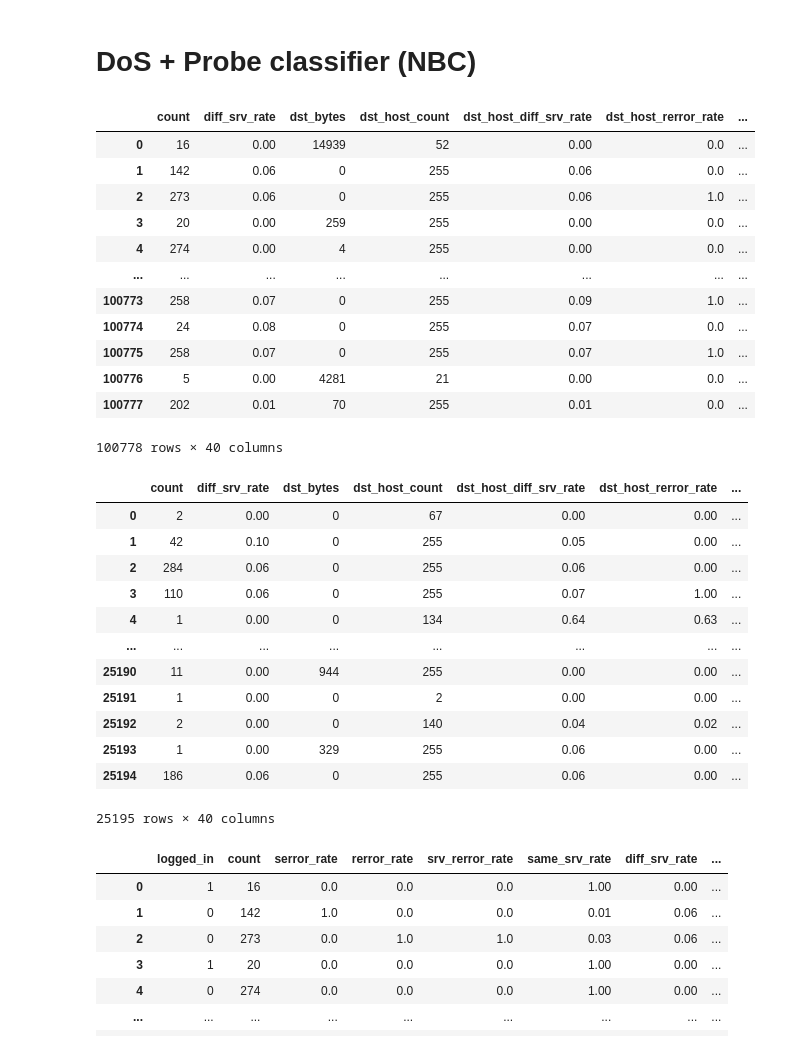
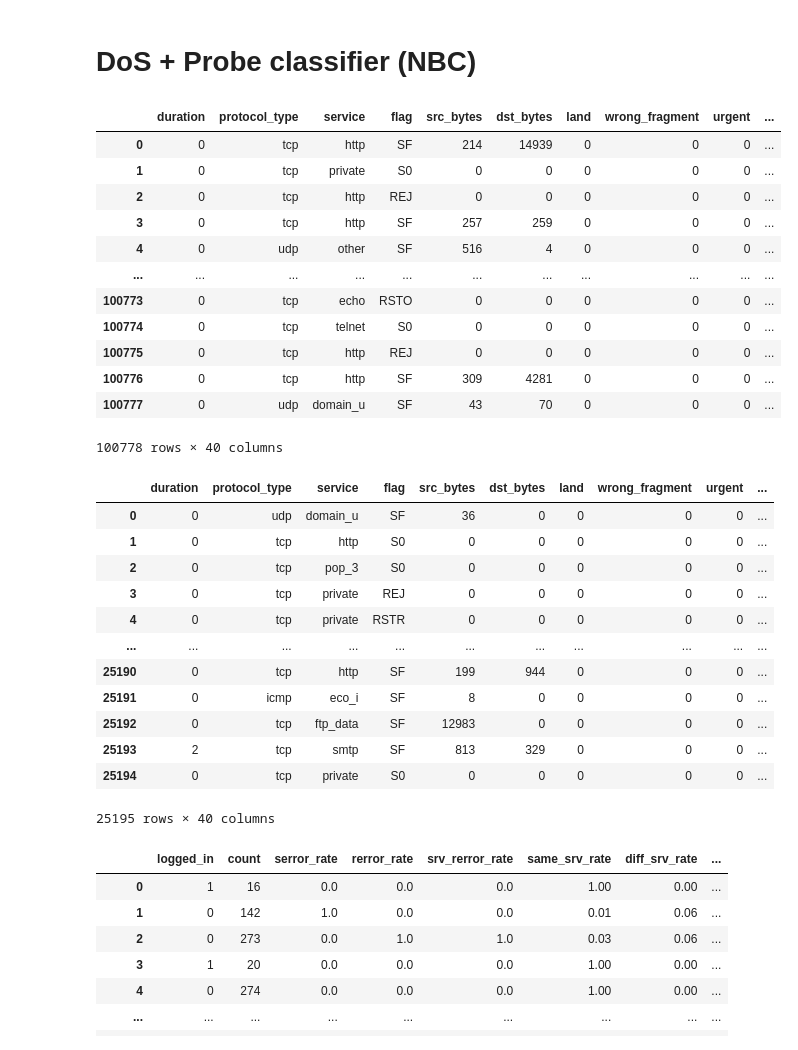
Before and after one commit to MarcoLorenzoCampo/IDS_Thesis, a Jupyter notebook: IDS_Process-Train-Test.ipynb, the cells around one changed output. Cells and saved outputs as stored; diff of their text form; code cells hidden in the pictures.

```diff
--- a/IDS_Process-Train-Test.ipynb
+++ b/IDS_Process-Train-Test.ipynb
@@ -164,10 +164,12 @@ df_test_original = df_test
 # %% [markdown]
 ### Execution Parameters
 # %%
-EXPORT_MODELS = 1
-EXPORT_DATASETS = 1
-EXPORT_PCA = 1
+EXPORT_MODELS = 0
+EXPORT_DATASETS = 0
+EXPORT_PCA = 0
 EXPORT_ENCODERS = 1
+
+pd.options.display.max_columns = None
 # %% [markdown]
 ### Perform ICFS if needed
 # %%
@@ -205,34 +207,32 @@ df_test = copy.deepcopy(df_test_original)
 # %%
 # split in test and validation set for BOTH layers
 df_train_original, df_val_original = train_test_split(df_train_and_validate, test_size=0.2, random_state=42)
-df_train_original = df_train_original.sort_index(axis=1)
-df_val_original = df_val_original.sort_index(axis=1)
 
 # dataframes specifically for layer 1
 df_train = copy.deepcopy(df_train_original)
 df_val = copy.deepcopy(df_val_original)
 
 # set the target variables accordingly
 y_train = np.array([1 if x in (dos_attacks+probe_attacks) else 0 for x in df_train['label']])
 y_val = np.array([1 if x in (dos_attacks+probe_attacks) else 0 for x in df_val['label']])
 
 # this dataframe contains the whole train set
 df_train = df_train.drop(['label'],axis=1)
 df_train = df_train.reset_index().drop(['index'], axis=1)
 df_train
 # %% [output]
-|  | count | diff_srv_rate | dst_bytes | dst_host_count | dst_host_diff_srv_rate | dst_host_rerror_rate | ... |
-| 0 | 16 | 0.00 | 14939 | 52 | 0.00 | 0.0 | ... |
-| 1 | 142 | 0.06 | 0 | 255 | 0.06 | 0.0 | ... |
-| 2 | 273 | 0.06 | 0 | 255 | 0.06 | 1.0 | ... |
-| 3 | 20 | 0.00 | 259 | 255 | 0.00 | 0.0 | ... |
-| 4 | 274 | 0.00 | 4 | 255 | 0.00 | 0.0 | ... |
-| ... | ... | ... | ... | ... | ... | ... | ... |
-| 100773 | 258 | 0.07 | 0 | 255 | 0.09 | 1.0 | ... |
-| 100774 | 24 | 0.08 | 0 | 255 | 0.07 | 0.0 | ... |
-| 100775 | 258 | 0.07 | 0 | 255 | 0.07 | 1.0 | ... |
-| 100776 | 5 | 0.00 | 4281 | 21 | 0.00 | 0.0 | ... |
-| 100777 | 202 | 0.01 | 70 | 255 | 0.01 | 0.0 | ... |
+|  | duration | protocol_type | service | flag | src_bytes | dst_bytes | land | wrong_fragment | urgent | ... |
+| 0 | 0 | tcp | http | SF | 214 | 14939 | 0 | 0 | 0 | ... |
+| 1 | 0 | tcp | private | S0 | 0 | 0 | 0 | 0 | 0 | ... |
+| 2 | 0 | tcp | http | REJ | 0 | 0 | 0 | 0 | 0 | ... |
+| 3 | 0 | tcp | http | SF | 257 | 259 | 0 | 0 | 0 | ... |
+| 4 | 0 | udp | other | SF | 516 | 4 | 0 | 0 | 0 | ... |
+| ... | ... | ... | ... | ... | ... | ... | ... | ... | ... | ... |
+| 100773 | 0 | tcp | echo | RSTO | 0 | 0 | 0 | 0 | 0 | ... |
+| 100774 | 0 | tcp | telnet | S0 | 0 | 0 | 0 | 0 | 0 | ... |
+| 100775 | 0 | tcp | http | REJ | 0 | 0 | 0 | 0 | 0 | ... |
+| 100776 | 0 | tcp | http | SF | 309 | 4281 | 0 | 0 | 0 | ... |
+| 100777 | 0 | udp | domain_u | SF | 43 | 70 | 0 | 0 | 0 | ... |
 100778 rows × 40 columns
 # %%
 # this dataframe contains the whole validation set
@@ -241,18 +241,18 @@ df_val = df_val.reset_index().drop(['index'], axis=1)
 
 df_val
 # %% [output]
-|  | count | diff_srv_rate | dst_bytes | dst_host_count | dst_host_diff_srv_rate | dst_host_rerror_rate | ... |
-| 0 | 2 | 0.00 | 0 | 67 | 0.00 | 0.00 | ... |
-| 1 | 42 | 0.10 | 0 | 255 | 0.05 | 0.00 | ... |
-| 2 | 284 | 0.06 | 0 | 255 | 0.06 | 0.00 | ... |
-| 3 | 110 | 0.06 | 0 | 255 | 0.07 | 1.00 | ... |
-| 4 | 1 | 0.00 | 0 | 134 | 0.64 | 0.63 | ... |
-| ... | ... | ... | ... | ... | ... | ... | ... |
-| 25190 | 11 | 0.00 | 944 | 255 | 0.00 | 0.00 | ... |
-| 25191 | 1 | 0.00 | 0 | 2 | 0.00 | 0.00 | ... |
-| 25192 | 2 | 0.00 | 0 | 140 | 0.04 | 0.02 | ... |
-| 25193 | 1 | 0.00 | 329 | 255 | 0.06 | 0.00 | ... |
-| 25194 | 186 | 0.06 | 0 | 255 | 0.06 | 0.00 | ... |
+|  | duration | protocol_type | service | flag | src_bytes | dst_bytes | land | wrong_fragment | urgent | ... |
+| 0 | 0 | udp | domain_u | SF | 36 | 0 | 0 | 0 | 0 | ... |
+| 1 | 0 | tcp | http | S0 | 0 | 0 | 0 | 0 | 0 | ... |
+| 2 | 0 | tcp | pop_3 | S0 | 0 | 0 | 0 | 0 | 0 | ... |
+| 3 | 0 | tcp | private | REJ | 0 | 0 | 0 | 0 | 0 | ... |
+| 4 | 0 | tcp | private | RSTR | 0 | 0 | 0 | 0 | 0 | ... |
+| ... | ... | ... | ... | ... | ... | ... | ... | ... | ... | ... |
+| 25190 | 0 | tcp | http | SF | 199 | 944 | 0 | 0 | 0 | ... |
+| 25191 | 0 | icmp | eco_i | SF | 8 | 0 | 0 | 0 | 0 | ... |
+| 25192 | 0 | tcp | ftp_data | SF | 12983 | 0 | 0 | 0 | 0 | ... |
+| 25193 | 2 | tcp | smtp | SF | 813 | 329 | 0 | 0 | 0 | ... |
+| 25194 | 0 | tcp | private | S0 | 0 | 0 | 0 | 0 | 0 | ... |
 25195 rows × 40 columns
 # %%
 # now the real processing for layer 1 starts
```
Also changed, not shown: parts of 10 cells of this notebook, 12 other files.
